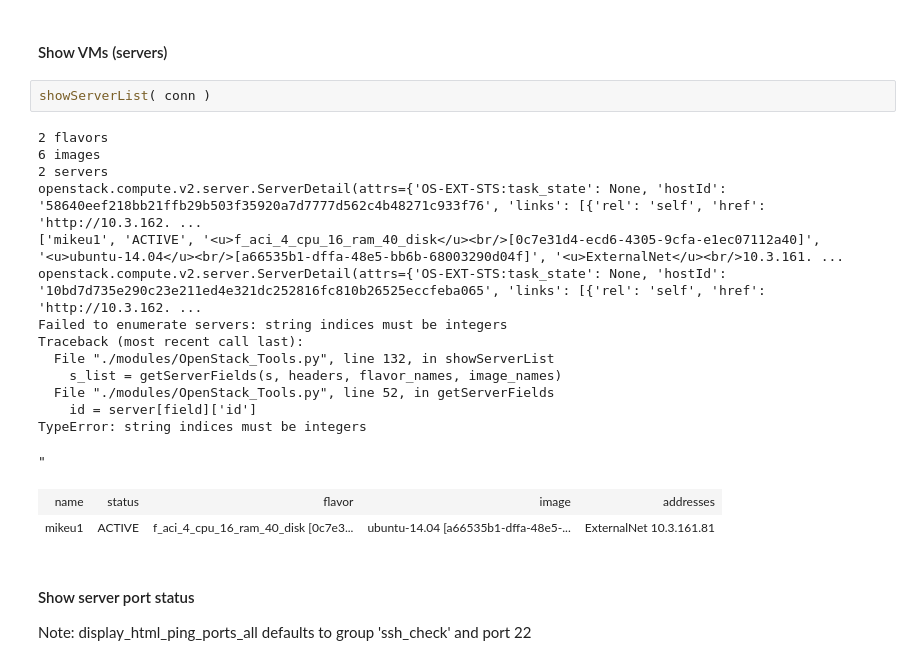
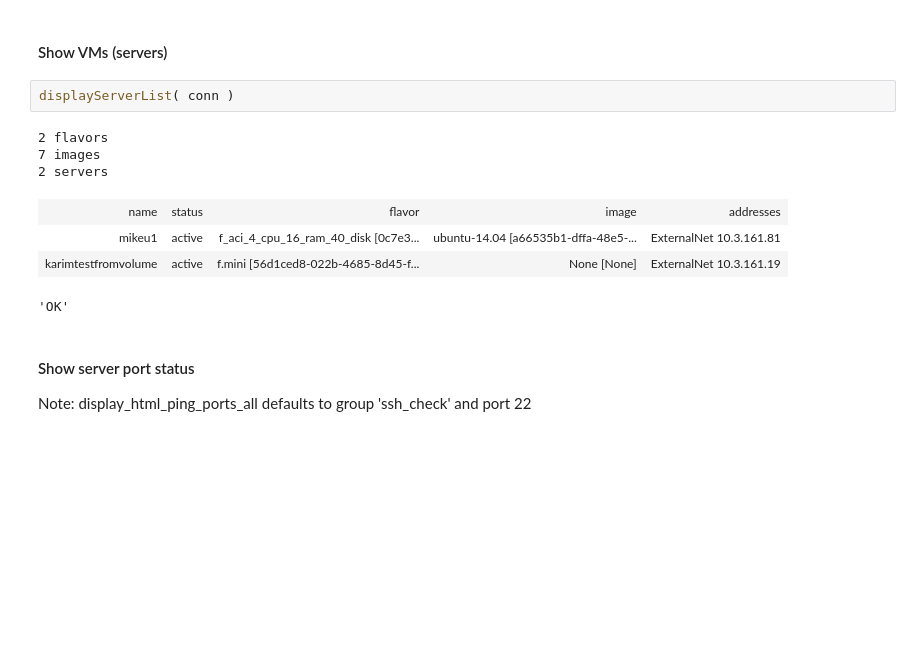
Before and after one commit to mjbright/jupyter-for-everything-else, a Jupyter notebook: OpenStack_Monitoring_Py3.ipynb, the cells around one changed output. Saved outputs shown, nothing was run; the diff lists cells and outputs as text; blank space fills up the shorter version.

Commit message:
Modified to use displayServerList

```diff
--- a/OpenStack_Monitoring_Py3.ipynb
+++ b/OpenStack_Monitoring_Py3.ipynb
@@ -28,24 +26,15 @@ ping(kvm[10.3.162.10]) ...
 # %% [markdown]
 #### Show VMs (servers)
 # %%
-showServerList( conn )
+displayServerList( conn )
 # %% [output]
 2 flavors
-6 images
+7 images
 2 servers
-openstack.compute.v2.server.ServerDetail(attrs={'OS-EXT-STS:task_state': None, 'hostId': '58640eef218bb21ffb29b503f35920a7d7777d562c4b48271c933f76', 'links': [{'rel': 'self', 'href': 'http://10.3.162. ...
-['mikeu1', 'ACTIVE', '<u>f_aci_4_cpu_16_ram_40_disk</u><br/>[0c7e31d4-ecd6-4305-9cfa-e1ec07112a40]', '<u>ubuntu-14.04</u><br/>[a66535b1-dffa-48e5-bb6b-68003290d04f]', '<u>ExternalNet</u><br/>10.3.161. ...
-openstack.compute.v2.server.ServerDetail(attrs={'OS-EXT-STS:task_state': None, 'hostId': '10bd7d735e290c23e211ed4e321dc252816fc810b26525eccfeba065', 'links': [{'rel': 'self', 'href': 'http://10.3.162. ...
-Failed to enumerate servers: string indices must be integers
-Traceback (most recent call last):
-  File "./modules/OpenStack_Tools.py", line 132, in showServerList
-    s_list = getServerFields(s, headers, flavor_names, image_names)
-  File "./modules/OpenStack_Tools.py", line 52, in getServerFields
-    id = server[field]['id']
-TypeError: string indices must be integers
+| name | status | flavor | image | addresses |
+| mikeu1 | active | f_aci_4_cpu_16_ram_40_disk [0c7e3... | ubuntu-14.04 [a66535b1-dffa-48e5-... | ExternalNet 10.3.161.81 |
+| karimtestfromvolume | active | f.mini [56d1ced8-022b-4685-8d45-f... | None [None] | ExternalNet 10.3.161.19 |
-"
+'OK'
-| name | status | flavor | image | addresses |
-| mikeu1 | ACTIVE | f_aci_4_cpu_16_ram_40_disk [0c7e3... | ubuntu-14.04 [a66535b1-dffa-48e5-... | ExternalNet 10.3.161.81 |
 # %% [markdown]
 #### Show server port status
 Note: display_html_ping_ports_all defaults to group 'ssh_check' and port 22
```
Also changed, not shown: parts of 6 cells of this notebook.
